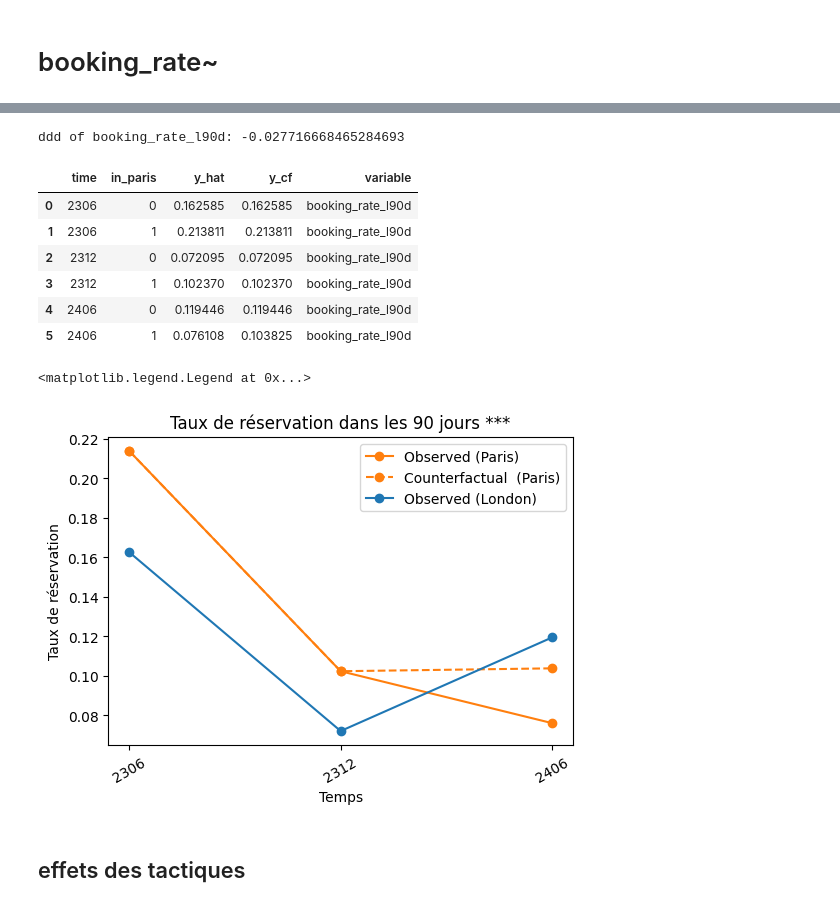
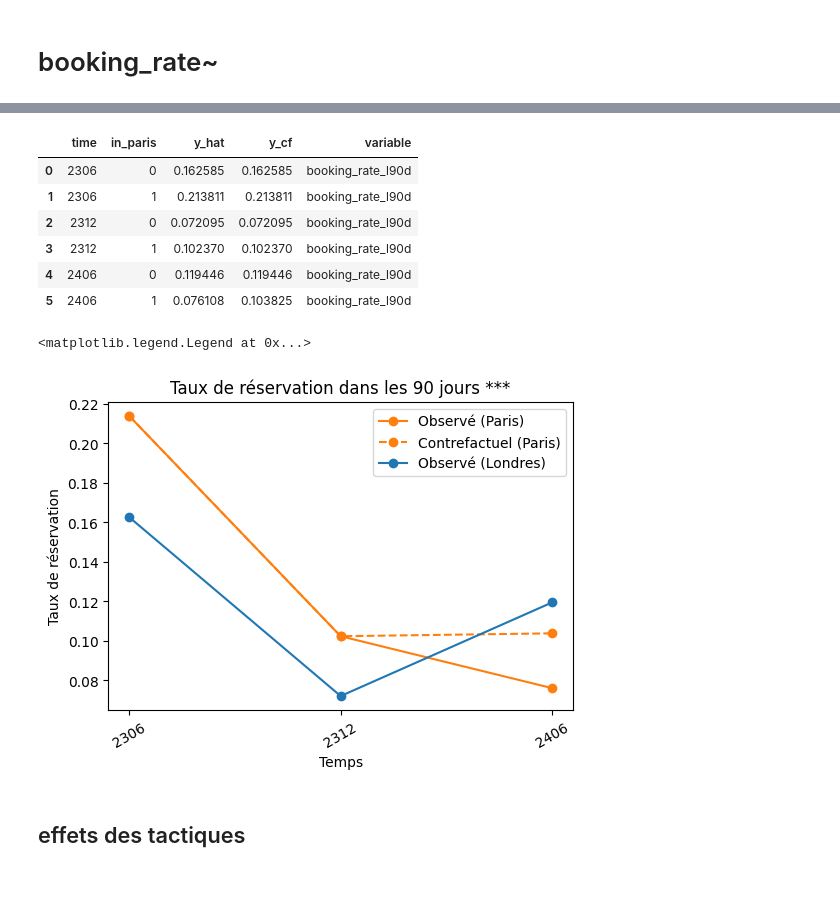
Before and after one commit to yeliu-dh/SelfPresentation_Multimodal_airbnb, a Jupyter notebook: D_stat/test_mod2324-2.ipynb, the cells around one changed output, grey strips where cells are left out. Saved outputs shown, nothing was run; the diff lists cells and outputs as text; code cells hidden in the pictures.

```diff
--- a/D_stat/test_mod2324-2.ipynb
+++ b/D_stat/test_mod2324-2.ipynb
@@ -638,11 +583,14 @@ Notes:
 [2] The condition number is large, 1.6e+04. This might indicate that there are
 strong multicollinearity or other numerical problems.
 # %%
+importlib.reload(modeling_did)
+from utils.modeling_did import get_event_study_data, get_ddd_effect, run_tactic_model_by_time, plot_one_did, plot_one_cf
+
 var="booking_rate_l90d"
 data_booking=get_event_study_data(model=model_basic, var=var)
 display(data_booking)
 print(data_booking.time.dtype)
-ddd=get_ddd_effect(model, var=var)
+ddd=get_ddd_effect(model=model_basic, var=var)
 ddd
 # %% [output]
 |  | time | coef | ci_low | ci_high | variable | se | pval | sig | label |
@@ -660,15 +626,13 @@ plot_one_did(data_booking, axes=None, i=0, var='booking_rate_l90d')
 # %%
-importlib.reload(modeling_did)
-from utils.modeling_did import get_event_study_data, get_ddd_effect, run_tactic_model_by_time, plot_one
+# importlib.reload(modeling_did)
+# from utils.modeling_did import get_cf_data
 
-var="booking_rate_l90d"
-agg_all=get_cf_data(df, model_basic, var=var)
-
+# var="booking_rate_l90d"
+# agg_all=get_cf_data(df, model_basic, var=var)
 
 fig, ax=plt.subplots(figsize=(6,4))
 agg=agg_all[agg_all['variable']==var]
 display(agg)
-
 
 ## plt
 paris = agg[agg["in_paris"] == 1]
@@ -677,48 +641,46 @@ ax.plot(
     paris["time"],#.map(time_map),
     paris["y_hat"],
     marker="o",
-    label="Observed (Paris)",
+    label="Observé (Paris)",
     color='tab:orange'
 )
-
 
 # ---paris cf---
 ax.plot(
     paris["time"],#.map(time_map),
     paris["y_cf"],
     marker="o",
     linestyle="--",
-    label="Counterfactual  (Paris)",
+    label="Contrefactuel (Paris)",
     color='tab:orange'
 )
 
 # ---london obs---
 control = agg[agg["in_paris"] == 0]
 ax.plot(
     control["time"],#.map(time_map),
     control["y_hat"],
     marker="o",
     # alpha=0.4,
-    label="Observed (London)",
+    label="Observé (Londres)",
     color='tab:blue'
 )
-
+ddd_sig=ddd['sig'].loc[0]
 ax.set_title(f"Taux de réservation dans les 90 jours {ddd_sig}")
 ax.set_ylabel("Taux de réservation")
 ax.set_xlabel("Temps")
 ax.tick_params(axis="x", rotation=30)
 ax.legend()
 # %% [output]
+|  | time | in_paris | y_hat | y_cf | variable |
+| 0 | 2306 | 0 | 0.162585 | 0.162585 | booking_rate_l90d |
+| 1 | 2306 | 1 | 0.213811 | 0.213811 | booking_rate_l90d |
+| 2 | 2312 | 0 | 0.072095 | 0.072095 | booking_rate_l90d |
+| 3 | 2312 | 1 | 0.102370 | 0.102370 | booking_rate_l90d |
+| 4 | 2406 | 0 | 0.119446 | 0.119446 | booking_rate_l90d |
+| 5 | 2406 | 1 | 0.076108 | 0.103825 | booking_rate_l90d |
-ddd of booking_rate_l90d: -0.027716668465284693
+<matplotlib.legend.Legend at 0x...>
-|  | time | in_paris | y_hat | y_cf | variable |
-| 0 | 2306 | 0 | 0.162585 | 0.162585 | booking_rate_l90d |
-| 1 | 2306 | 1 | 0.213811 | 0.213811 | booking_rate_l90d |
-| 2 | 2312 | 0 | 0.072095 | 0.072095 | booking_rate_l90d |
-| 3 | 2312 | 1 | 0.102370 | 0.102370 | booking_rate_l90d |
-| 4 | 2406 | 0 | 0.119446 | 0.119446 | booking_rate_l90d |
-| 5 | 2406 | 1 | 0.076108 | 0.103825 | booking_rate_l90d |
-<matplotlib.legend.Legend at 0x...>
-[figure, old version]
+[figure, new version]
 # %% [markdown]
 ## effets des tactiques
 # %%
```
Also changed, not shown: parts of 38 cells of this notebook, 9 other files.
